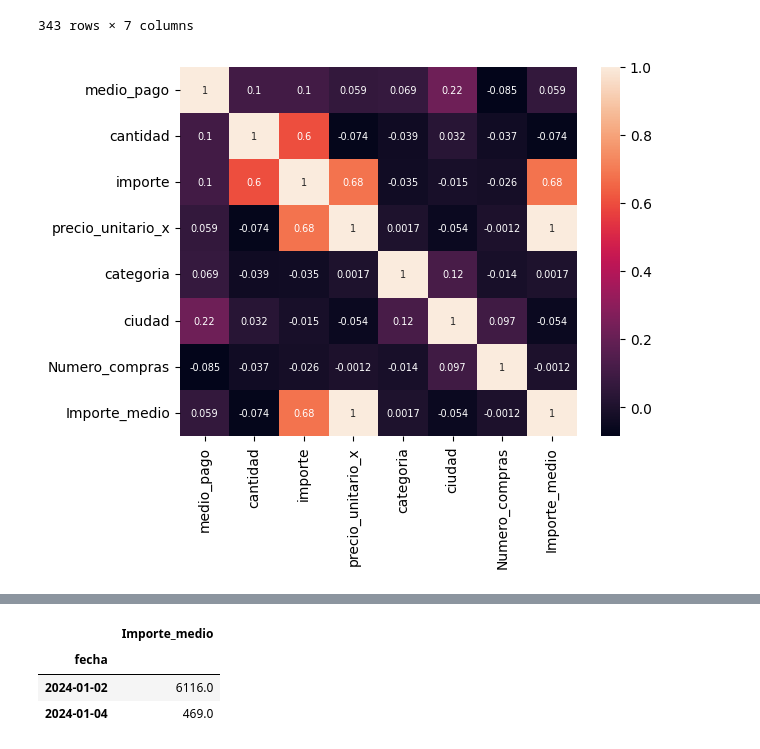
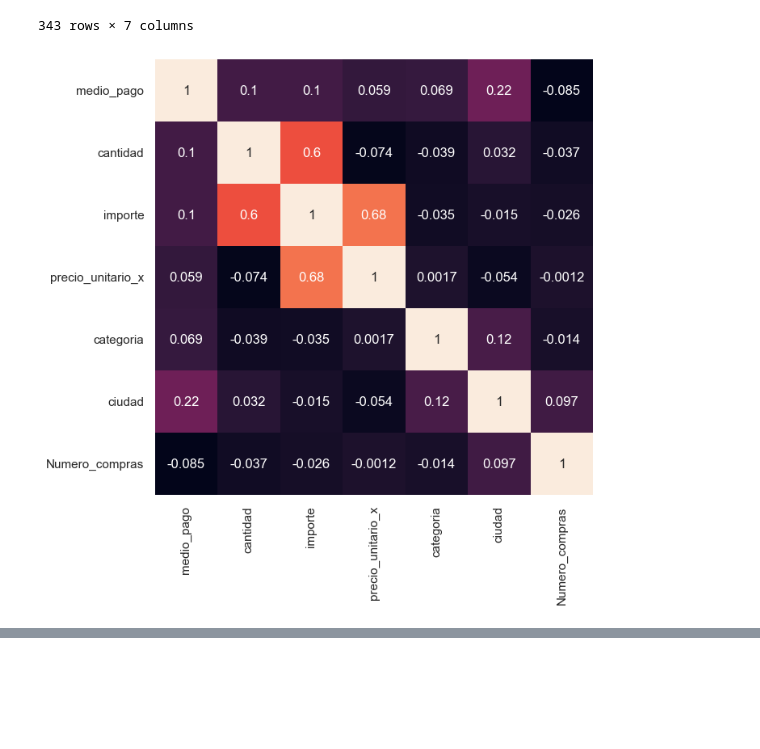
Before and after one commit to ricardoflors42-collab/Tiendita-Areulium-1, a Jupyter notebook: Analisis_descriptivo.ipynb, the cells around one changed output, grey strips where cells are left out. Cells and saved outputs as stored; diff of their text form; code cells hidden in the pictures; blank space fills up the shorter version.

```diff
--- a/Analisis_descriptivo.ipynb
+++ b/Analisis_descriptivo.ipynb
@@ -2,3 +2,4 @@
 import pandas as pd
 import seaborn as sns
 import matplotlib.pyplot as plt
+sns.set_theme(style="darkgrid")
@@ -154,12 +171,12 @@ diccionario = dict(enumerate(Tabla_correlacion.categoria.unique()))
 Tabla_correlacion['categoria'] = Tabla_correlacion['categoria'].replace({valor: clave for clave, valor in diccionario.items()})
 diccionario = dict(enumerate(Tabla_correlacion.ciudad.unique()))
 Tabla_correlacion['ciudad'] = Tabla_correlacion['ciudad'].replace({valor: clave for clave, valor in diccionario.items()})
-Tabla_correlacion['Importe_medio'] = Tabla_correlacion['importe'] / Tabla_correlacion['cantidad']
 # %%
-sns.heatmap(Tabla_correlacion.corr(), annot=True, annot_kws={"size": 7})
+plt.figure(figsize=(7,7))
+sns.heatmap(Tabla_correlacion.corr(), annot=True, cbar = False)
 plt.show()
 # %% [output]
-[figure, old version]
+[figure, new version]
 # %%
 Ventas_historicas = (Ventas.merge(Detalle_ventas, how = 'inner', on = 'id_venta')
                      .merge(Productos, how = 'inner', on = 'id_producto'))
@@ -173,11 +189,3 @@ Ventas_historicas.head()
 | 2 | 2 | 2024-03-17 | 49 | Olivia | Gomez | olivia.gomez@mail.com | qr | 39 | ... |
 | 3 | 2 | 2024-03-17 | 49 | Olivia | Gomez | olivia.gomez@mail.com | qr | 70 | ... |
 | 4 | 2 | 2024-03-17 | 49 | Olivia | Gomez | olivia.gomez@mail.com | qr | 22 | ... |
-# %%
-Ventas2 = Ventas_historicas[['fecha', 'Importe_medio']].groupby(by = ['fecha']).sum()
-Ventas2.head(2)
-# %% [output]
-|  | Importe_medio |
-| fecha |  |
-| 2024-01-02 | 6116.0 |
-| 2024-01-04 | 469.0 |
```
Also changed, not shown: parts of 24 cells of this notebook.
